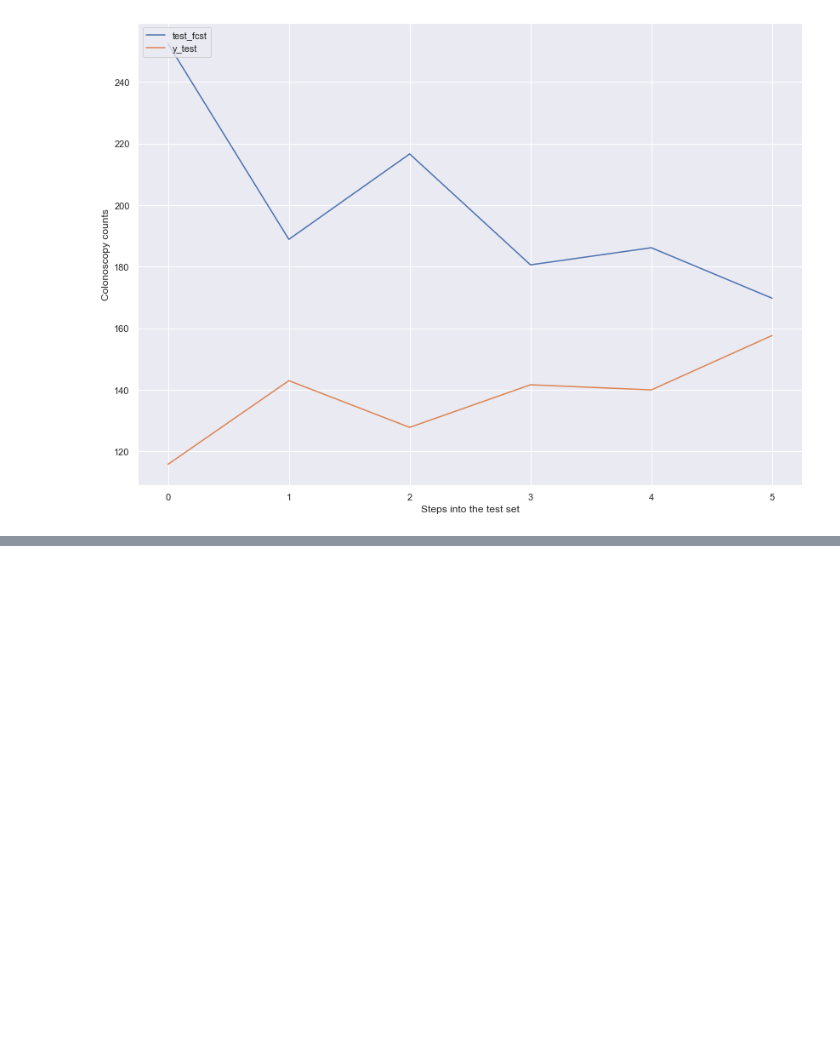
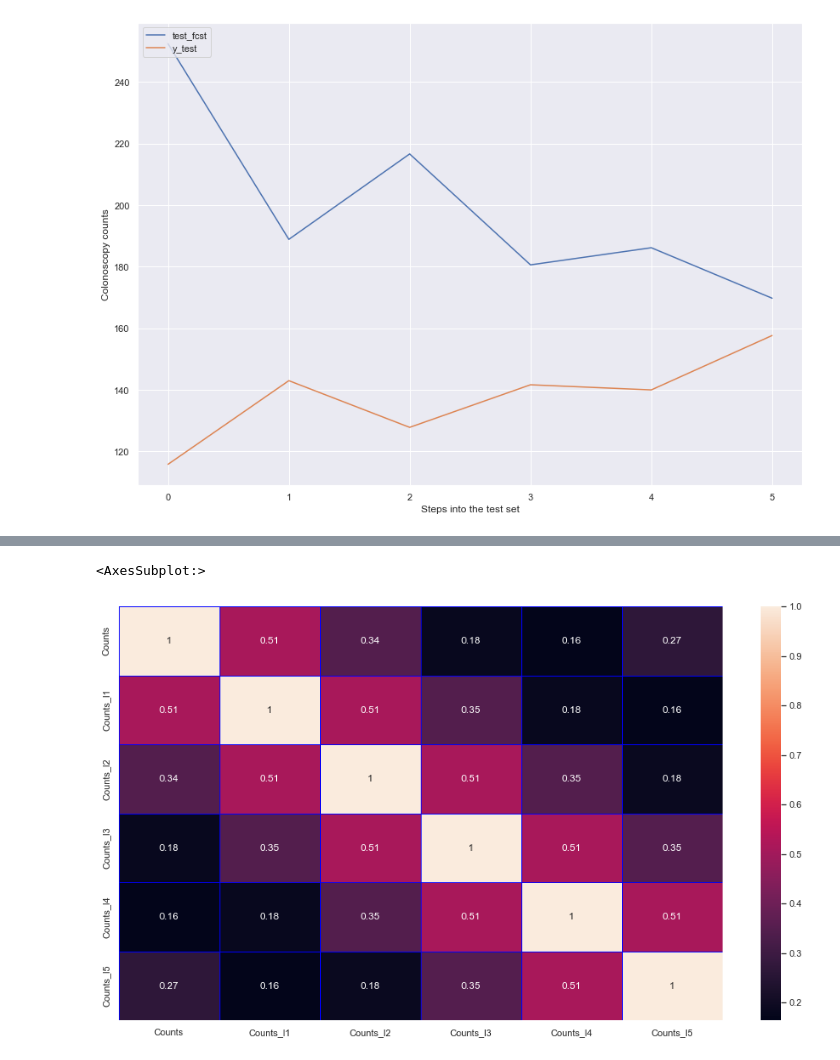
Before and after one commit to raku43/MScDACapstone, a Jupyter notebook: MScDA_Capstone.ipynb, the cells around one changed output, grey strips where cells are left out. Saved outputs shown, nothing was run; the diff lists cells and outputs as text; code cells hidden in the pictures; blank space fills up the shorter version.

```diff
--- a/MScDA_Capstone.ipynb
+++ b/MScDA_Capstone.ipynb
@@ -2778,0 +2758,6 @@ df_timeseriesPD
+# %%
+#Yearly average above is 188. Daily average is 188/365=0.6. Will add this to the daily numbers from the colonoscopy records
+df_timeseriesPD=df_timeseriesD
+
+df_timeseriesPD['ID']=df_timeseriesPD['ID']+1
+df_timeseriesPD
@@ -2778,0 +2779,4 @@ df_timeseriesPD
+# %%
+df_timeseriesPD.reset_index(inplace=True)
+df_timeseriesPD.rename(columns = {'ID':'Counts'}, inplace = True)
+df_timeseriesPD
@@ -2778,0 +2797,8 @@ df_timeseriesPD
+# %%
+#From the above heat map we donot find any reliable variables, creating new set of variables which stores the value in the previous row.
+df_timeseriesPD['Counts_l1'] = df_timeseriesPD ['Counts'].shift(1)
+df_timeseriesPD['Counts_l2'] = df_timeseriesPD ['Counts'].shift(2)
+df_timeseriesPD['Counts_l3'] = df_timeseriesPD ['Counts'].shift(3)
+df_timeseriesPD['Counts_l4'] = df_timeseriesPD ['Counts'].shift(4)
+df_timeseriesPD['Counts_l5'] = df_timeseriesPD ['Counts'].shift(5)
+df_timeseriesPD
@@ -2778,0 +2819,3 @@ df_timeseriesPD
+# %%
+df_timeseriesPD.bfill(axis = 0,inplace=True)
+df_timeseriesPD
@@ -2778,0 +2836,9 @@ df_timeseriesPD
+# %%
+correlation = df_timeseriesPD.corr()
+
+#After the columns are added
+plt.figure(figsize=(16,9))
+sns.heatmap(correlation,annot=True,linecolor="blue",lw=0.5)
+# %% [output]
+<AxesSubplot:>
+[figure, added]
```
Also changed, not shown: parts of 190 cells of this notebook.
